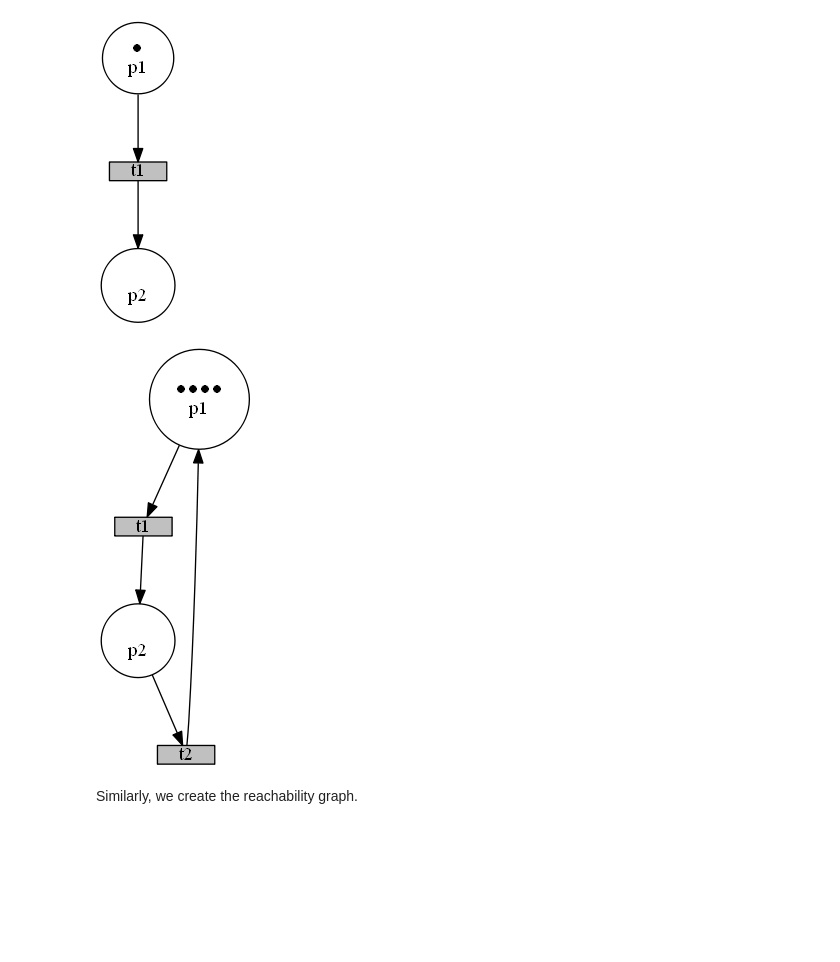
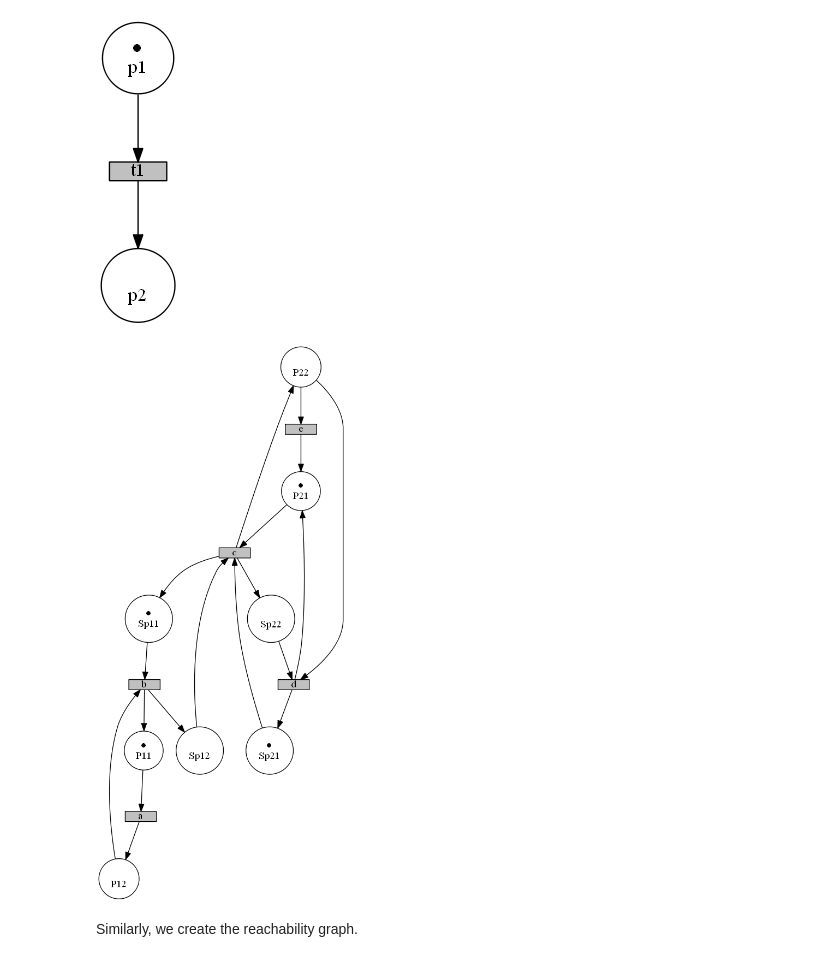
Before and after one commit to mohkan1/logic_ass_1, a Jupyter notebook: sync_and_reach.ipynb, the cells around one changed output. Saved outputs shown, nothing was run; the diff lists cells and outputs as text; code cells hidden in the pictures; blank space fills up the shorter version.

```diff
--- a/sync_and_reach.ipynb
+++ b/sync_and_reach.ipynb
@@ -651,25 +677,39 @@ example = PetriNet(places={Place('p1', 1), Place('p2', 0)},
 plot_petrinet(example, 'example')
 # %% [output]
 [figure]
-# %%
-def make_synchronized_petri_net_S():
-    """
-    A little helper function to create the Petri net of S.
-
-    You can just hard code the elements of the net just like in the example above.
-    We will call this function later in the tests.
-    """
-    # YOUR CODE HERE
-
-    S = PetriNet(places={Place('p1', 4), Place('p2', 0)},
-                   transitions={'t1','t2'},
-                   arcs={Arc('p1', 't1', 1), Arc('t1', 'p2', 1), Arc('p2', 't2', 1),Arc('t2', 'p1', 1)})
-    # raise NotImplementedError()
-    return S
-
-plot_petrinet(make_synchronized_petri_net_S(), 'S_petrinet')
-# %% [output]
-[figure, removed]
+# %%
+def make_synchronized_petri_net_S():
+    """
+    A little helper function to create the Petri net of S.
+
+    You can just hard code the elements of the net just like in the example above.
+    We will call this function later in the tests.
+    """
+    # YOUR CODE HERE
+
+    places_for_S =  { Place('P11', 1), Place('P21', 1), Place('Sp11', 1),Place('Sp21',1),Place('P12', 0),Place('P22', 0),Place('Sp12', 0),Place('Sp22', 0)
+                    }
+
+    transitions={'a', 'b', 'c', 'd', 'e'}
+
+    arcs={Arc('P11', 'a', 1),   Arc('a', 'P12', 1),
+          Arc('P12', 'b', 1),   Arc('b', 'P11', 1),
+          Arc('Sp11', 'b', 1),  Arc('b', 'Sp12', 1),
+          Arc('P21', 'c', 1),   Arc('c', 'P22', 1),
+          Arc('Sp12', 'c', 1),  Arc('c', 'Sp11', 1),
+          Arc('Sp21', 'c', 1),  Arc('c', 'Sp22', 1),
+          Arc('P22', 'd', 1),   Arc('d', 'P21', 1),
+          Arc('Sp22','d', 1),   Arc('d', 'Sp21', 1),
+          Arc('P22', 'e', 1),   Arc('e', 'P21', 1)}
+
+    S = PetriNet(places_for_S, transitions , arcs)
+
+
+    return S
+
+plot_petrinet(make_synchronized_petri_net_S(), 'S_petrinet')
+# %% [output]
+[figure, added]
 # %%
 S = make_synchronized_petri_net_S()
 assert isinstance(S, PetriNet)
```
Also changed, not shown: parts of 12 cells of this notebook.
